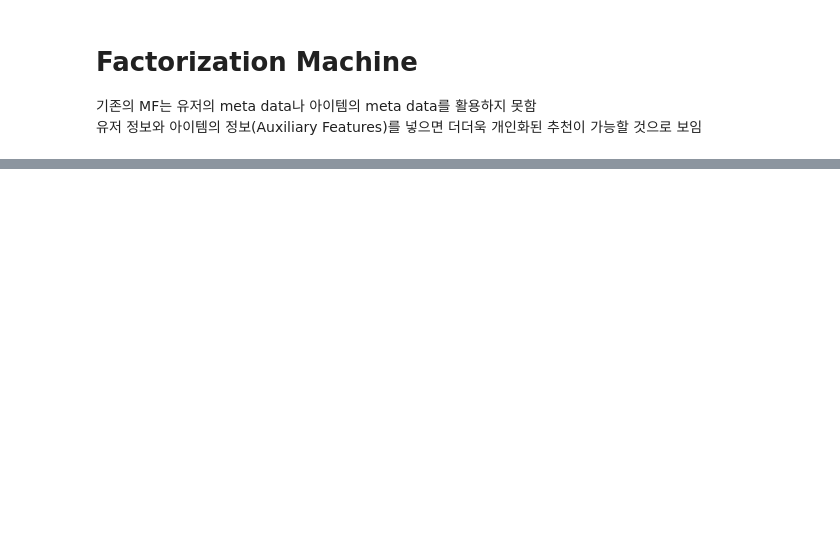
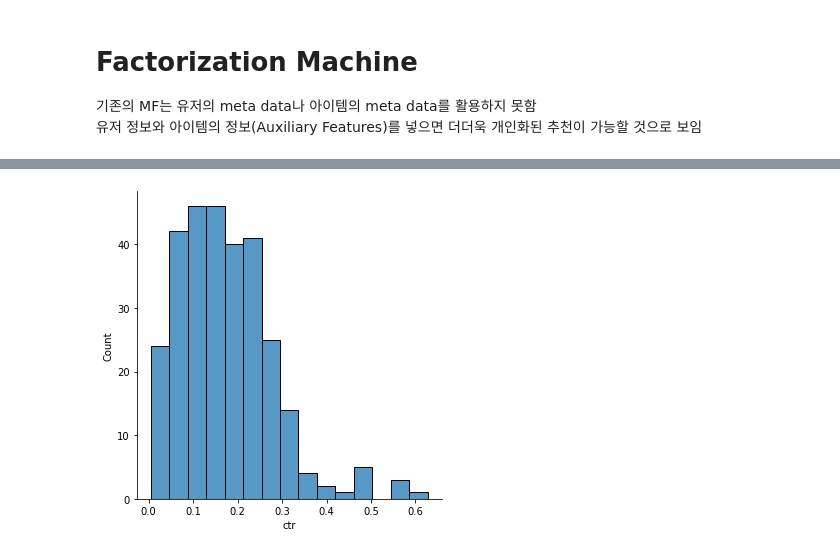
Before and after one commit to dlskawns/RecSys_and_Retrieval_Study, a Jupyter notebook: 8_9_Factorization_Machine.ipynb, the cells around one changed output, grey strips where cells are left out. Cells and saved outputs as stored; diff of their text form; code cells hidden in the pictures; blank space fills up the shorter version.

```diff
--- a/8_9_Factorization_Machine.ipynb
+++ b/8_9_Factorization_Machine.ipynb
@@ -38,0 +566,6 @@ Factorization Machine도 그 방법의 일종으로 볼 수 있음
+# %%
+# mapping 해놓은 수 대로 사전을 가져와 바꿔줍니다
+user_series = users_df.loc[100]
+user_idx = user_id_map[user_series.user_id]
+gender_idx = gender_map[user_series.gender]
+age_idx = age_map[user_series.age]
@@ -38,0 +775,13 @@ Factorization Machine도 그 방법의 일종으로 볼 수 있음
+# %%
+# 광고 소재(C14 = item ID) 별 CTR 분포
+
+creative_ctr = pd.DataFrame({
+    'imp': click_df.groupby(['C14'])['click'].count(),      # 노출된 수를 파악
+    'click': click_df.groupby(['C14'])['click'].sum()       # 실제 클릭이 된 수를 파악
+}).reset_index()
+creative_ctr['ctr'] = creative_ctr['click'] / creative_ctr['imp'] # 실제 클릭률 = 클릭수 / 노출 수
+
+# imp 100회 이상인 소재별 ctr 분포
+ax = sns.displot(creative_ctr[creative_ctr['imp'] >= 100]['ctr'])
+# %% [output]
+[figure, added]
```
Also changed, not shown: parts of 107 cells of this notebook.
